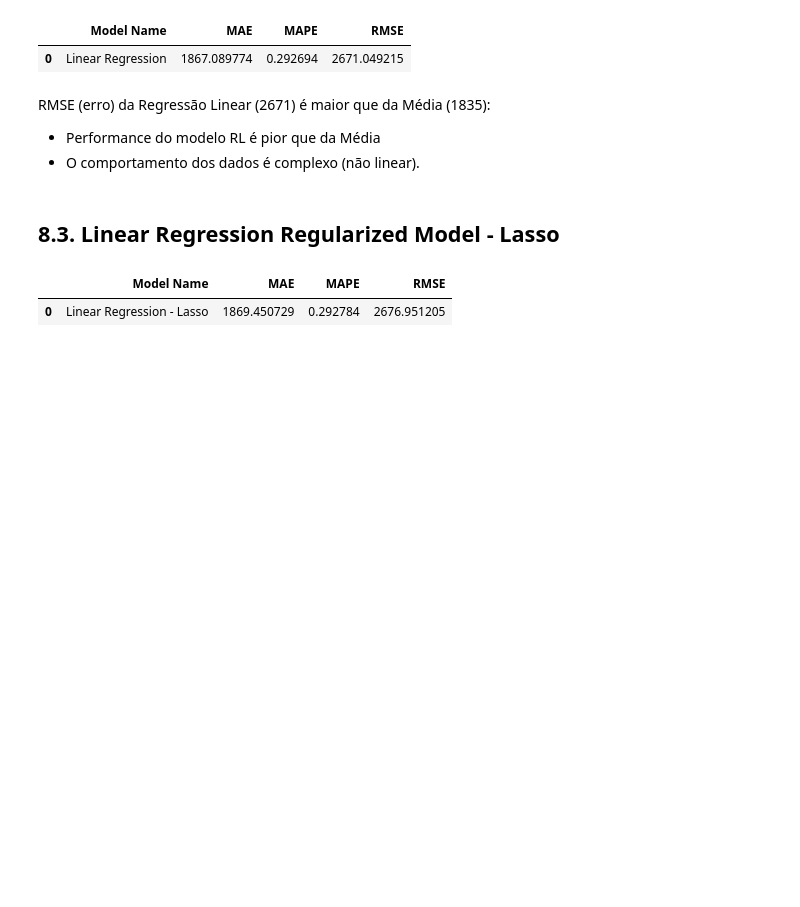
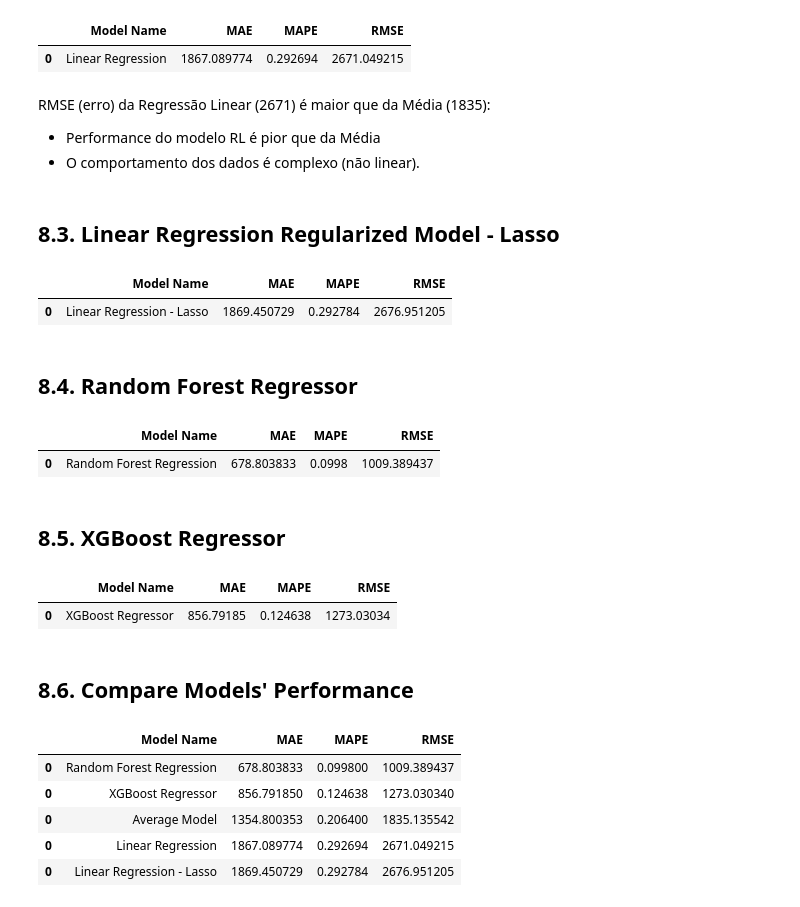
Before and after one commit to rvieira94/cds_03_ds_em_producao, a Jupyter notebook: ds_producao.ipynb, the cells around one changed output. Cells and saved outputs as stored; diff of their text form; code cells hidden in the pictures; blank space fills up the shorter version.

Commit message:
concluída implementação dos modelos de ML

```diff
--- a/ds_producao.ipynb
+++ b/ds_producao.ipynb
@@ -1054,3 +1055,47 @@ lrr_result
 # %% [output]
 |  | Model Name | MAE | MAPE | RMSE |
 | 0 | Linear Regression - Lasso | 1869.450729 | 0.292784 | 2676.951205 |
+# %% [markdown]
+## 8.4. Random Forest Regressor
+# %%
+# model
+rf = RandomForestRegressor( n_estimators = 100, n_jobs = -1, random_state = 42 ).fit( x_train, y_train )
+
+# prediction
+yhat_rf = rf.predict( x_test )
+
+# performance
+rf_result = ml_error('Random Forest Regression', y_test, yhat_rf )
+rf_result
+# %% [output]
+|  | Model Name | MAE | MAPE | RMSE |
+| 0 | Random Forest Regression | 678.803833 | 0.0998 | 1009.389437 |
+# %% [markdown]
+## 8.5. XGBoost Regressor
+# %%
+# model
+model_xgb = xgb.XGBRegressor( objective = 'reg:squarederror', n_estiamtors = 100,
+                              eta = 0.01, max_depth = 10, subsample = 0.7,
+                              colsample_bytee = 0.9 ).fit( x_train, y_train )
+
+# prediction
+yhat_xgb = model_xgb.predict( x_test )
+
+# performance
+xgb_result = ml_error('XGBoost Regressor', y_test, yhat_xgb )
+xgb_result
+# %% [output]
+|  | Model Name | MAE | MAPE | RMSE |
+| 0 | XGBoost Regressor | 856.79185 | 0.124638 | 1273.03034 |
+# %% [markdown]
+## 8.6. Compare Models' Performance
+# %%
+modelling_result = pd.concat( [ baseline_result, lr_result, lrr_result, rf_result, xgb_result ] )
+modelling_result.sort_values('RMSE')
+# %% [output]
+|  | Model Name | MAE | MAPE | RMSE |
+| 0 | Random Forest Regression | 678.803833 | 0.099800 | 1009.389437 |
+| 0 | XGBoost Regressor | 856.791850 | 0.124638 | 1273.030340 |
+| 0 | Average Model | 1354.800353 | 0.206400 | 1835.135542 |
+| 0 | Linear Regression | 1867.089774 | 0.292694 | 2671.049215 |
+| 0 | Linear Regression - Lasso | 1869.450729 | 0.292784 | 2676.951205 |
```
Also changed, not shown: parts of 5 cells of this notebook.
